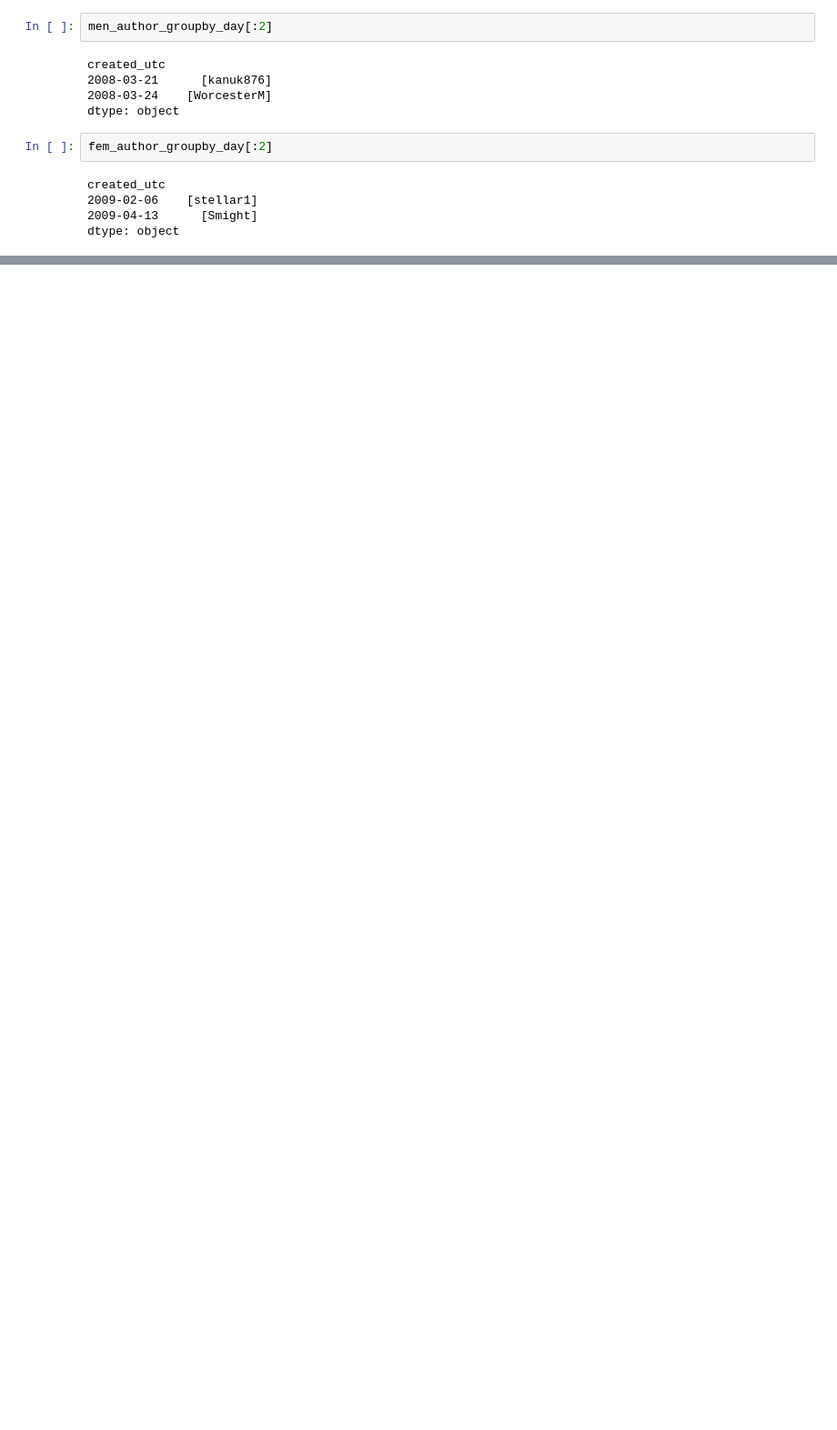
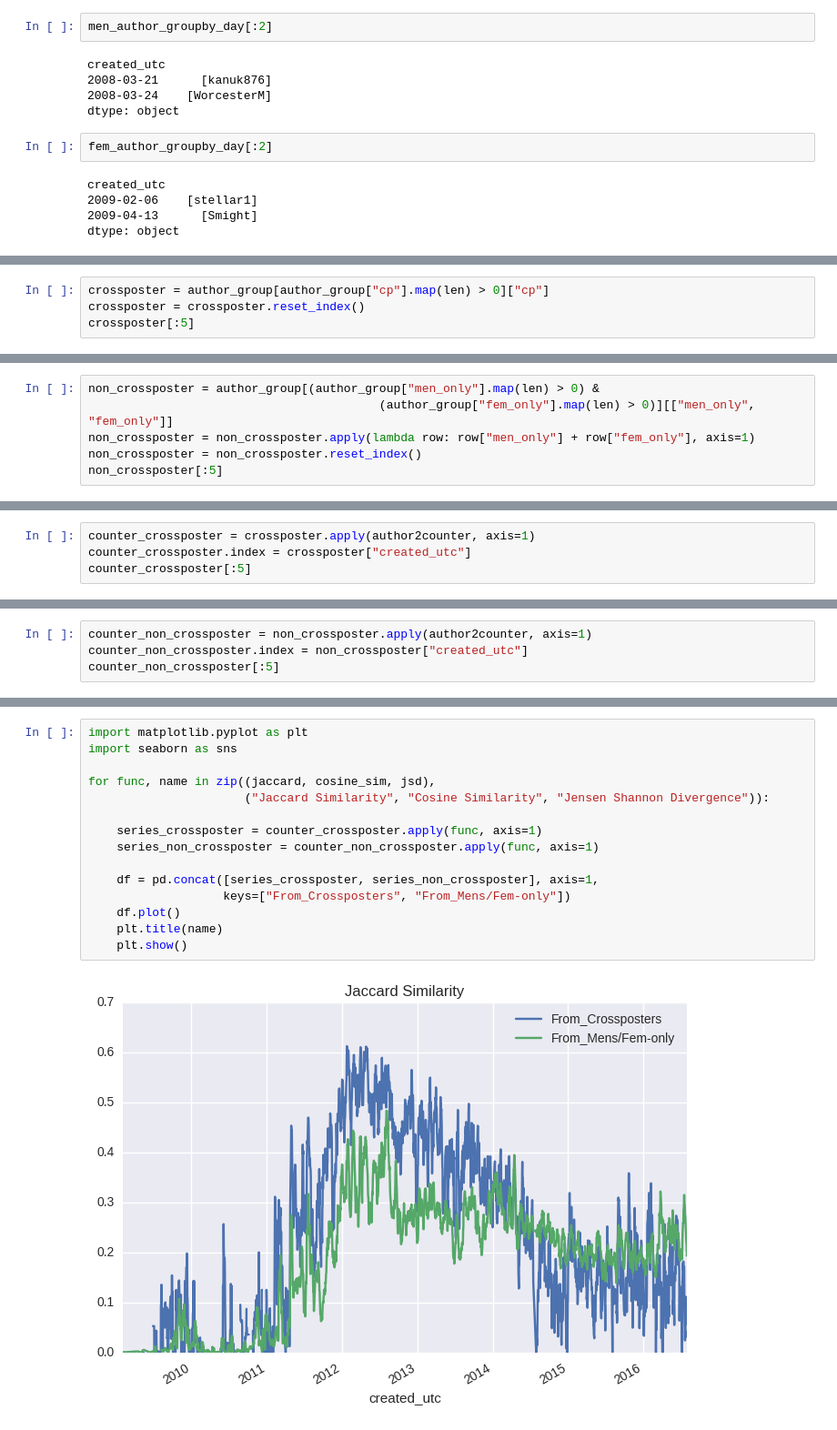
Before and after one commit to chao-ji/reddit, a Jupyter notebook: Part 3 Linguistic Divergence .ipynb, the cells around one changed output, grey strips where cells are left out. Shown at 91% size. Cells and saved outputs as stored; diff of their text form; blank space fills up the shorter version.

```diff
--- a/Part 3 Linguistic Divergence .ipynb
+++ b/Part 3 Linguistic Divergence .ipynb
@@ -442,0 +284,4 @@ plt.show()
+# %%
+crossposter = author_group[author_group["cp"].map(len) > 0]["cp"]
+crossposter = crossposter.reset_index()
+crossposter[:5]
@@ -442,0 +295,6 @@ plt.show()
+# %%
+non_crossposter = author_group[(author_group["men_only"].map(len) > 0) &
+                                         (author_group["fem_only"].map(len) > 0)][["men_only", "fem_only"]]
+non_crossposter = non_crossposter.apply(lambda row: row["men_only"] + row["fem_only"], axis=1)
+non_crossposter = non_crossposter.reset_index()
+non_crossposter[:5]
@@ -442,0 +338,4 @@ plt.show()
+# %%
+counter_crossposter = crossposter.apply(author2counter, axis=1)
+counter_crossposter.index = crossposter["created_utc"]
+counter_crossposter[:5]
@@ -442,0 +350,4 @@ plt.show()
+# %%
+counter_non_crossposter = non_crossposter.apply(author2counter, axis=1)
+counter_non_crossposter.index = non_crossposter["created_utc"]
+counter_non_crossposter[:5]
@@ -442,0 +463,17 @@ plt.show()
+# %%
+import matplotlib.pyplot as plt
+import seaborn as sns
+
+for func, name in zip((jaccard, cosine_sim, jsd),
+                      ("Jaccard Similarity", "Cosine Similarity", "Jensen Shannon Divergence")):
+
+    series_crossposter = counter_crossposter.apply(func, axis=1)
+    series_non_crossposter = counter_non_crossposter.apply(func, axis=1)
+
+    df = pd.concat([series_crossposter, series_non_crossposter], axis=1,
+                   keys=["From_Crossposters", "From_Mens/Fem-only"])
+    df.plot()
+    plt.title(name)
+    plt.show()
+# %% [output]
+[figure, added]
```
Also changed, not shown: parts of 95 cells of this notebook.
